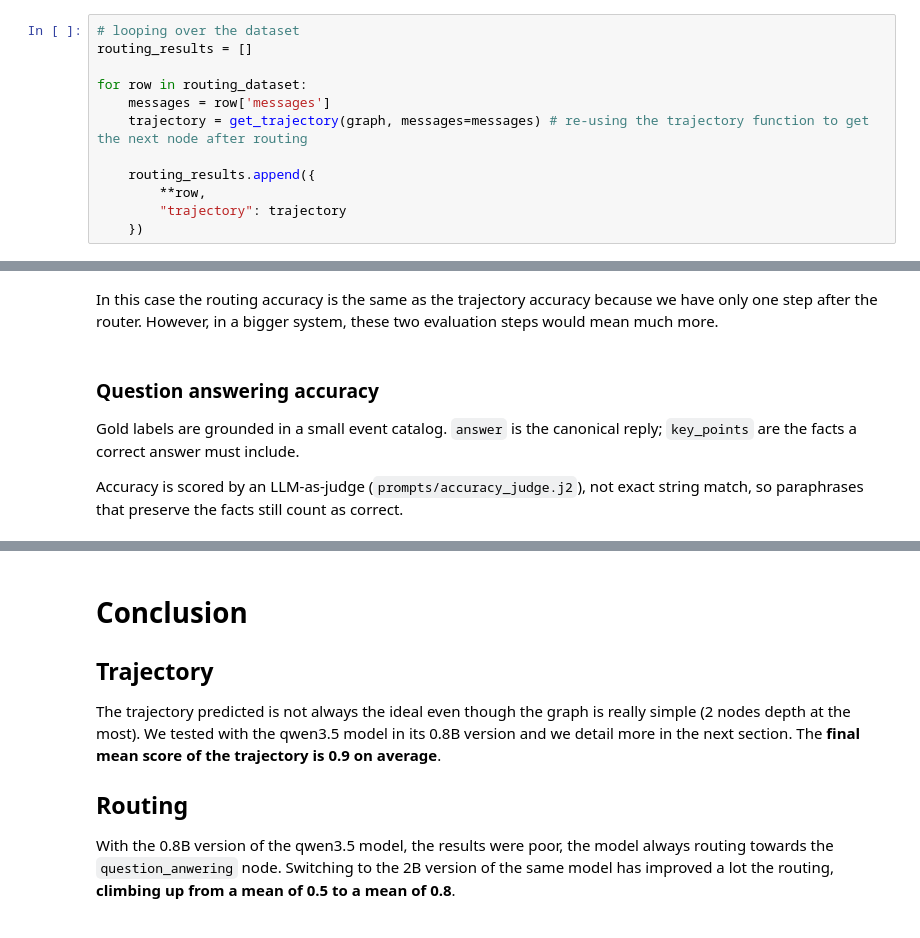
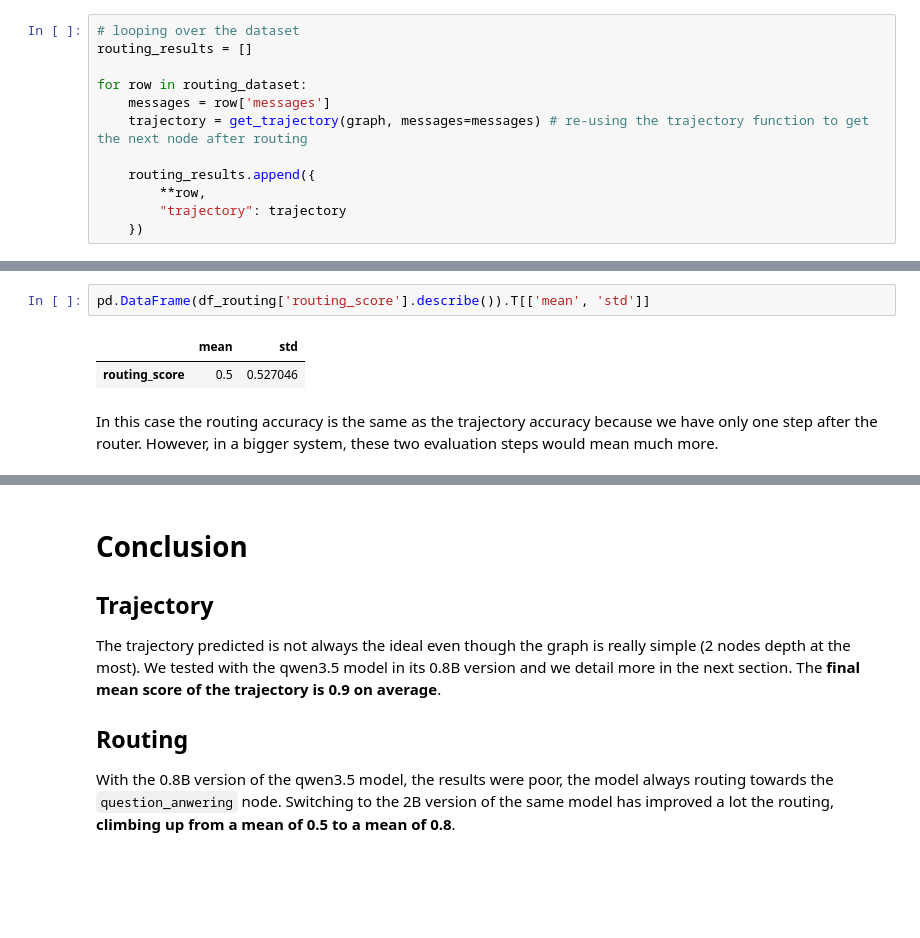
Before and after one commit to MHaurel/evaluating-agents, a Jupyter notebook: evaluation.ipynb, the cells around one changed output, grey strips where cells are left out. Cells and saved outputs as stored; diff of their text form; blank space fills up the shorter version.

```diff
--- a/evaluation.ipynb
+++ b/evaluation.ipynb
@@ -394,11 +555,10 @@ min       0.000000
 75%       1.000000
 max       1.000000
 Name: routing_score, dtype: float64
+# %%
+pd.DataFrame(df_routing['routing_score'].describe()).T[['mean', 'std']]
+# %% [output]
+|  | mean | std |
+| routing_score | 0.5 | 0.527046 |
 # %% [markdown]
 In this case the routing accuracy is the same as the trajectory accuracy because we have only one step after the router. However, in a bigger system, these two evaluation steps would mean much more.
-# %% [markdown]
-### Question answering accuracy
-
-Gold labels are grounded in a small event catalog. `answer` is the canonical reply; `key_points` are the facts a correct answer must include.
-
-Accuracy is scored by an LLM-as-judge (`prompts/accuracy_judge.j2`), not exact string match, so paraphrases that preserve the facts still count as correct.
```
Also changed, not shown: parts of 27 cells of this notebook.
